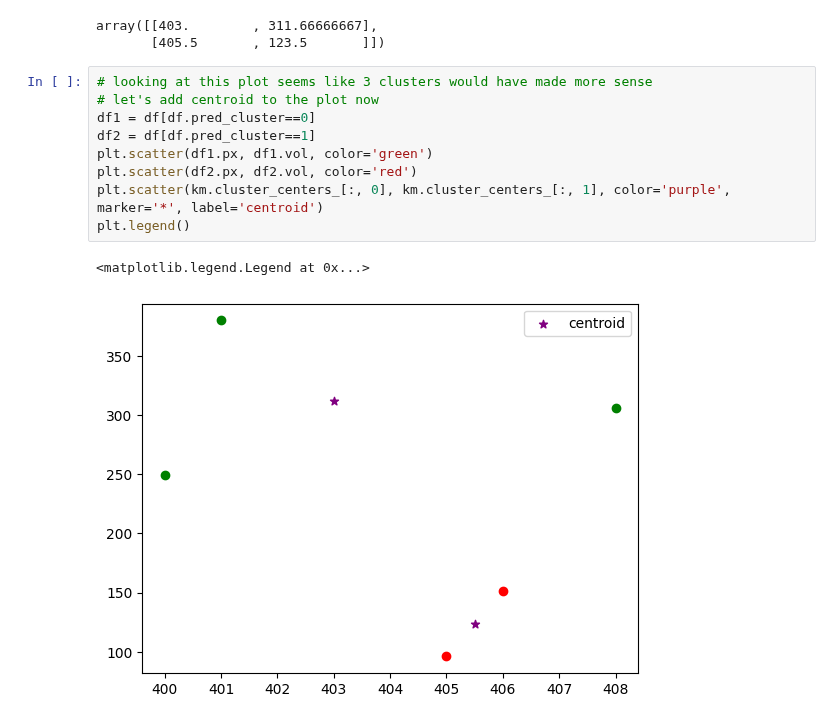
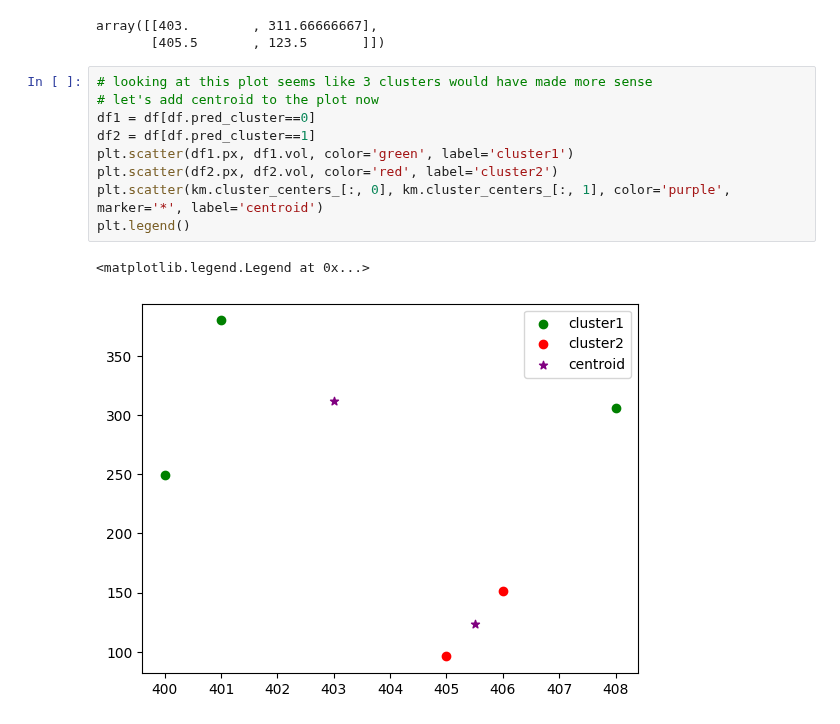
Before and after one commit to UtsavParashar/PythonProblems, a Jupyter notebook: MLDL/ML/13_kmean_clustering.ipynb, the cells around one changed output. Saved outputs shown, nothing was run; the diff lists cells and outputs as text.

```diff
--- a/MLDL/ML/13_kmean_clustering.ipynb
+++ b/MLDL/ML/13_kmean_clustering.ipynb
@@ -142,12 +142,12 @@ array([[403.        , 311.66666667],
 # %%
 # looking at this plot seems like 3 clusters would have made more sense
 # let's add centroid to the plot now
 df1 = df[df.pred_cluster==0]
 df2 = df[df.pred_cluster==1]
-plt.scatter(df1.px, df1.vol, color='green')
-plt.scatter(df2.px, df2.vol, color='red')
+plt.scatter(df1.px, df1.vol, color='green', label='cluster1')
+plt.scatter(df2.px, df2.vol, color='red', label='cluster2')
 plt.scatter(km.cluster_centers_[:, 0], km.cluster_centers_[:, 1], color='purple', marker='*', label='centroid')
 plt.legend()
 # %% [output]
 <matplotlib.legend.Legend at 0x...>
-[figure, old version]
+[figure, new version]
```
